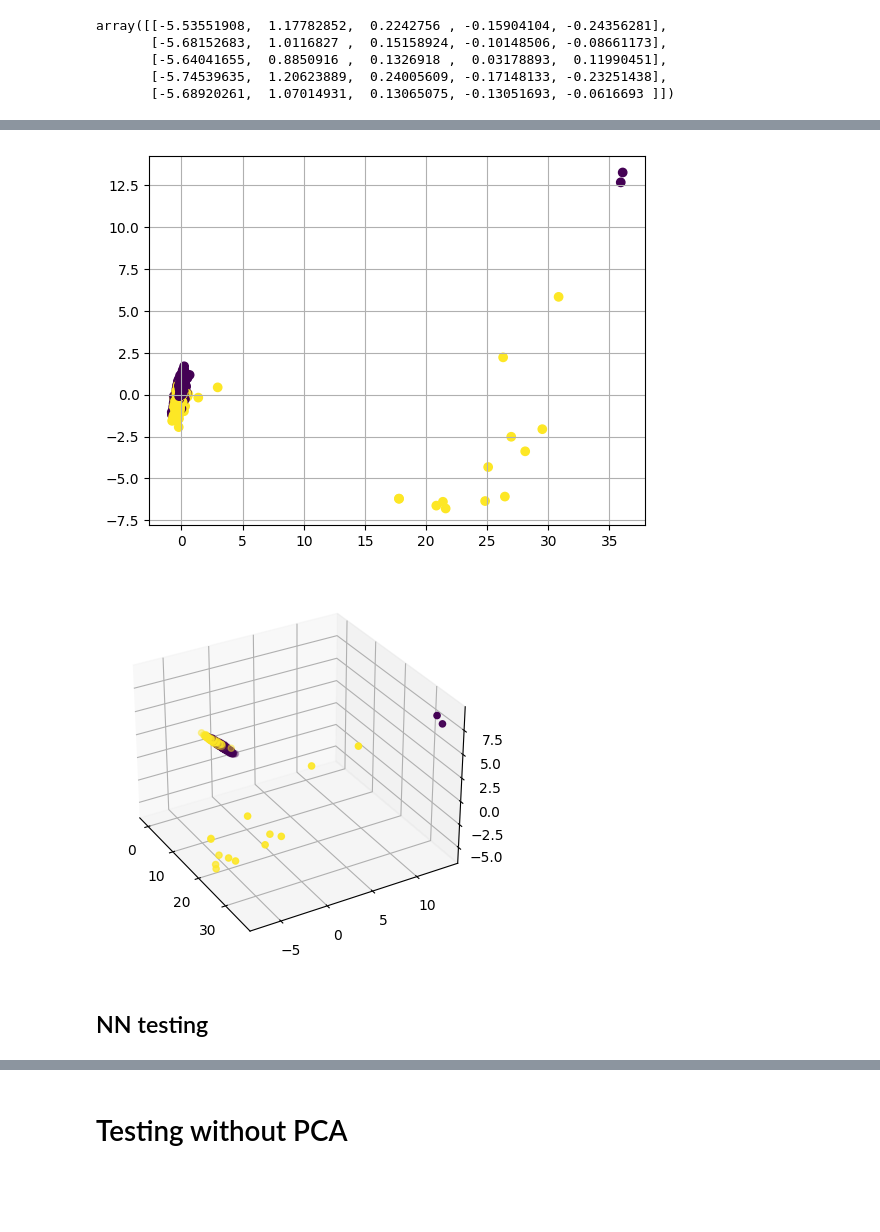
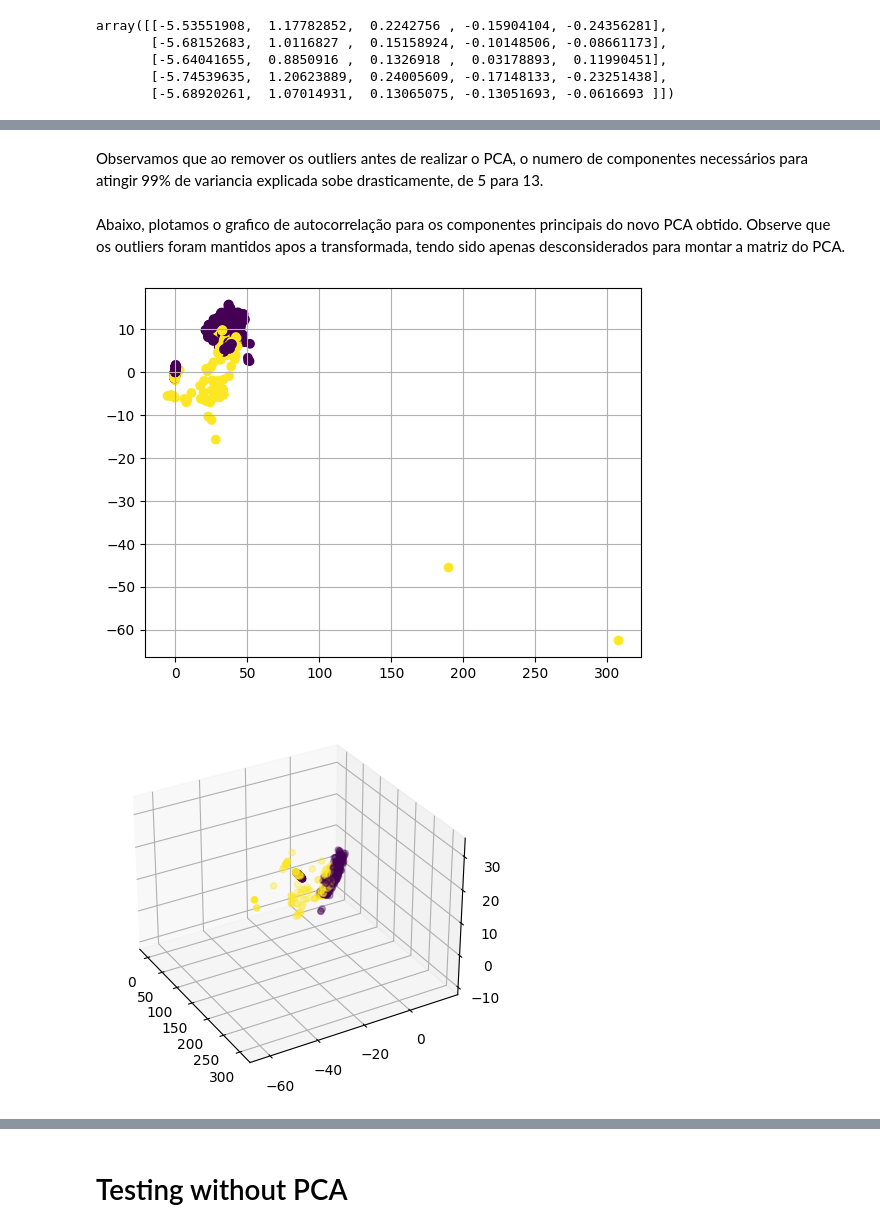
Before and after one commit to hseghetto/TCC_ML-WT, a Jupyter notebook: code/04_Humberto.ipynb, the cells around one changed output, grey strips where cells are left out. Saved outputs shown, nothing was run; the diff lists cells and outputs as text; code cells hidden in the pictures; blank space fills up the shorter version.

```diff
--- a/code/04_Humberto.ipynb
+++ b/code/04_Humberto.ipynb
@@ -157,0 +159,17 @@ plt.show()
+# %%
+# Filtragem + PCA
+pctExplVar = 0.99
+pca2 = PCA(n_components=pctExplVar)
+
+#Realizamos o fit no conjunto filtrado, mas mantemos o conjunto inteiro após a transformada
+map_xts = reject_outliers(Xts)
+pca2.fit(Xts[map_xts])
+Xtsred_filtered = pca2.transform(Xts)
+
+plt.figure()
+plt.plot(np.arange(len(np.cumsum(pca2.explained_variance_ratio_)))+1,np.cumsum(pca2.explained_variance_ratio_))
+plt.grid()
+plt.ylabel('Percentage')
+plt.xlabel('No. of components')
+plt.show()
+print(sum(map_xts),print(len(Xts)))
@@ -158,21 +180,23 @@ plt.show()
+# %% [markdown]
+Observamos que ao remover os outliers antes de realizar o PCA, o numero de componentes necessários para atingir 99% de variancia explicada sobe drasticamente, de 5 para 13.
+# %% [markdown]
+Abaixo, plotamos o grafico de autocorrelação para os componentes principais do novo PCA obtido. Observe que os outliers foram mantidos apos a transformada, tendo sido apenas desconsiderados para montar a matriz do PCA.
 # %%
 fig = plt.figure()
 ax = fig.add_subplot()
-ax.scatter(Xtsred_filtered[:,0],Xtsred_filtered[:,1],c = y[map_xts])
+ax.scatter(Xtsred_filtered[:,0],Xtsred_filtered[:,1],c = y)
 ax.grid()
 plt.show()
 
 
 fig = plt.figure()
 ax = fig.add_subplot(projection='3d')
-ax.scatter(Xtsred_filtered[:,0],Xtsred_filtered[:,1],Xtsred_filtered[:,2],c = y[map_xts])
+ax.scatter(Xtsred_filtered[:,0],Xtsred_filtered[:,1],Xtsred_filtered[:,2],c = y)
 ax.grid()
 
 #Default = 30 -60 0
 ax.view_init(30, -30, 0)
 plt.show()
 # %% [output]
-[figure, old version]
+[figure, new version]
-[figure, old version]
+[figure, new version]
-# %% [markdown]
-## NN testing
```
Also changed, not shown: parts of 33 cells of this notebook.
